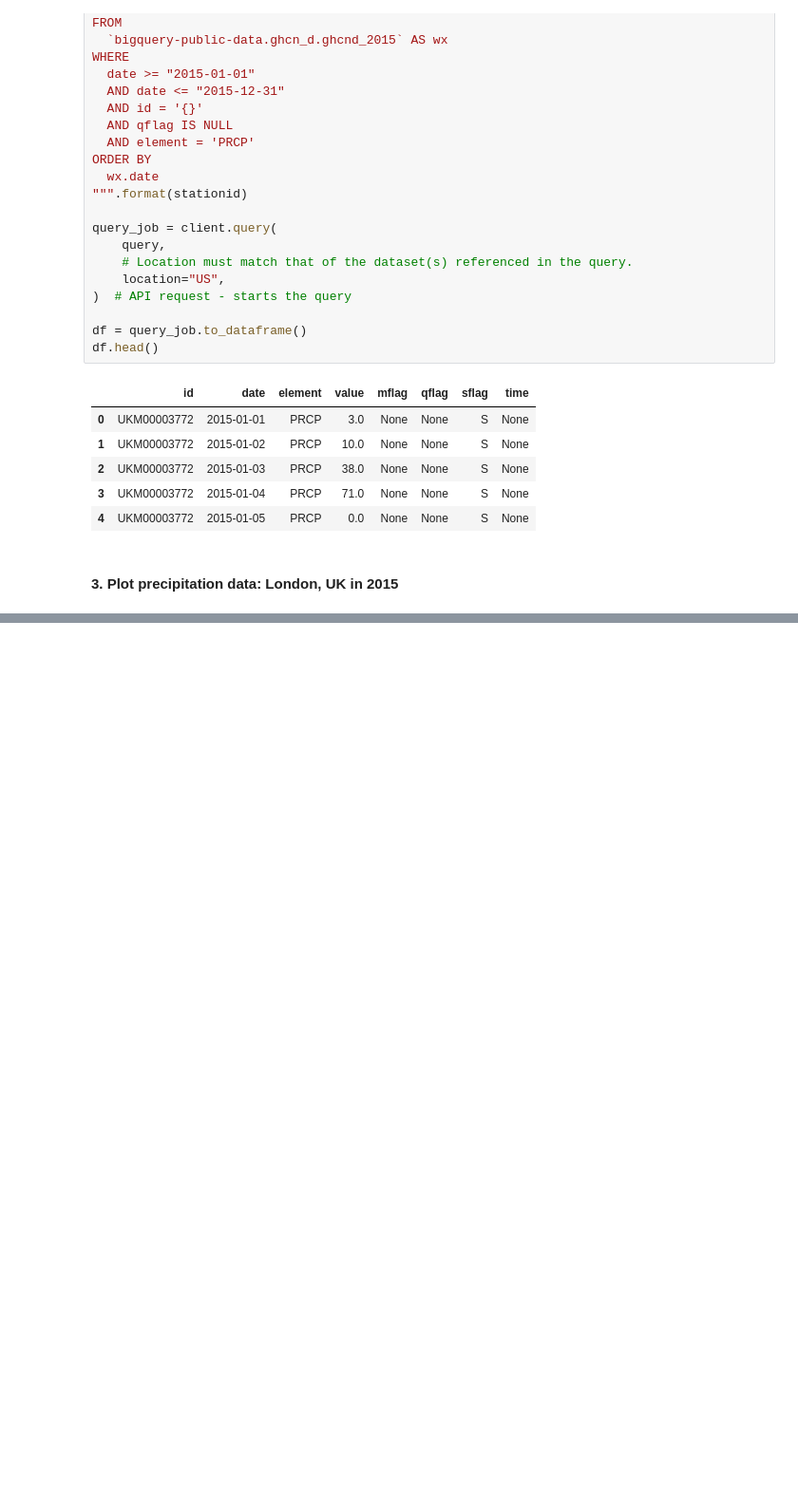
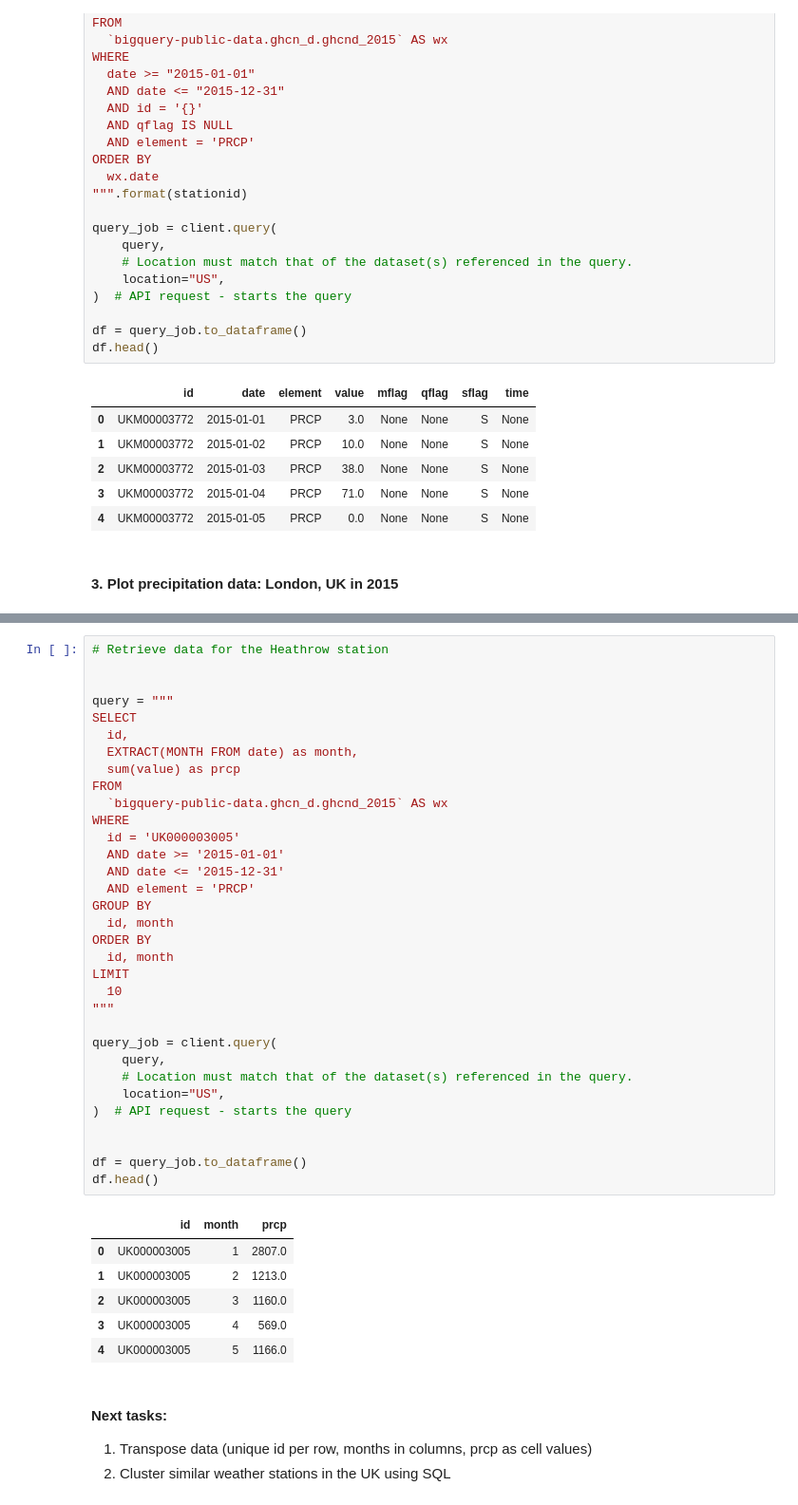
Before and after one commit to polong-lin/london-weather-bigquery, a Jupyter notebook: London Weather Data.ipynb, the cells around one changed output, grey strips where cells are left out. Shown at 95% size. Drawn from its saved outputs; the diff is of its cells as text; blank space fills up the shorter version.

```diff
--- a/London Weather Data.ipynb
+++ b/London Weather Data.ipynb
@@ -181,0 +275,44 @@ plt.plot(df.date.values, df.value.values)
+# %%
+# Retrieve data for the Heathrow station
+
+
+query = """
+SELECT
+  id,
+  EXTRACT(MONTH FROM date) as month,
+  sum(value) as prcp
+FROM
+  `bigquery-public-data.ghcn_d.ghcnd_2015` AS wx
+WHERE
+  id = 'UK000003005'
+  AND date >= '2015-01-01'
+  AND date <= '2015-12-31'
+  AND element = 'PRCP'
+GROUP BY
+  id, month
+ORDER BY
+  id, month
+LIMIT
+  10
+"""
+
+query_job = client.query(
+    query,
+    # Location must match that of the dataset(s) referenced in the query.
+    location="US",
+)  # API request - starts the query
+
+
+df = query_job.to_dataframe()
+df.head()
+# %% [output]
+|  | id | month | prcp |
+| 0 | UK000003005 | 1 | 2807.0 |
+| 1 | UK000003005 | 2 | 1213.0 |
+| 2 | UK000003005 | 3 | 1160.0 |
+| 3 | UK000003005 | 4 | 569.0 |
+| 4 | UK000003005 | 5 | 1166.0 |
+# %% [markdown]
+#### Next tasks:
+1. Transpose data (unique id per row, months in columns, prcp as cell values)
+2. Cluster similar weather stations in the UK using SQL
```
Also changed, not shown: parts of 5 cells of this notebook, 2 other files.
